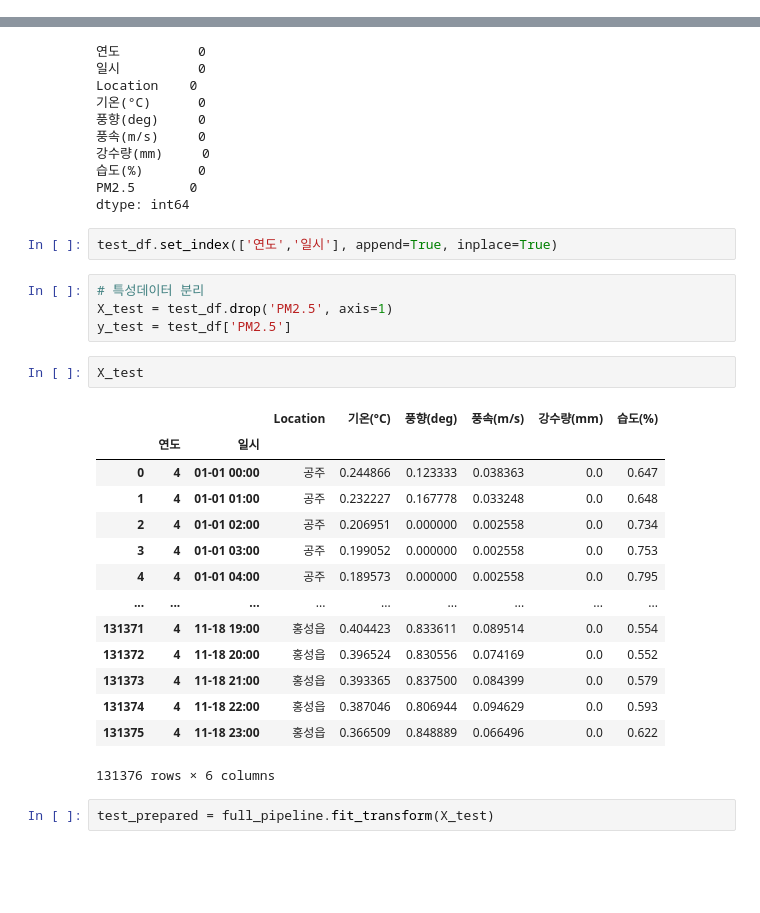
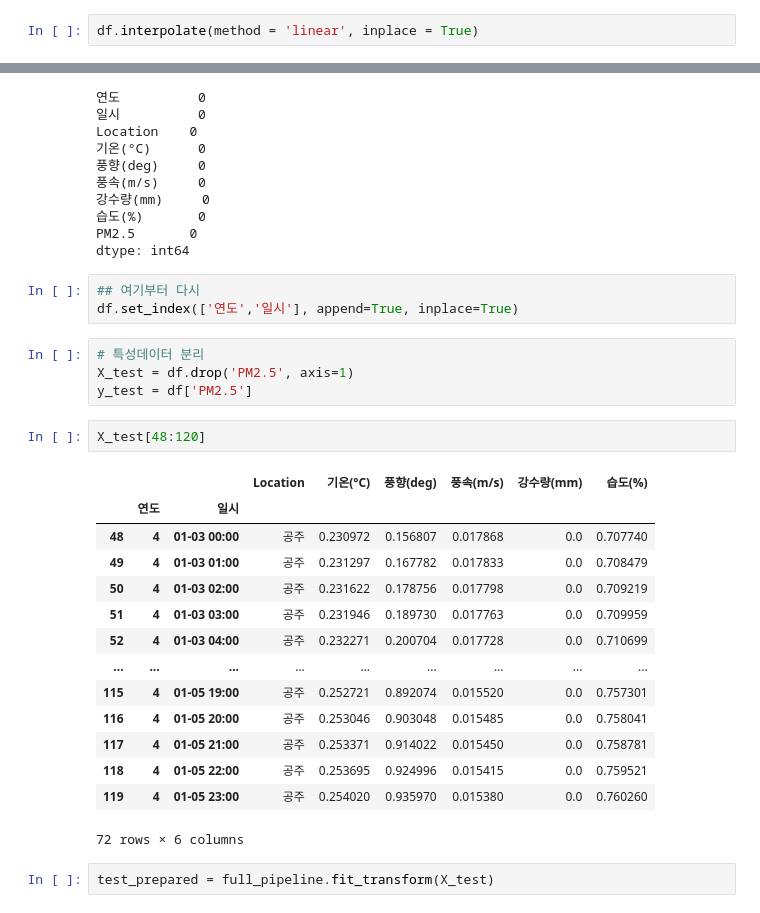
Before and after one commit to PaulowniaTree/ai_factory, a Jupyter notebook: 대기오염 예측하기-결측치 채우기.ipynb, the cells around one changed output, grey strips where cells are left out. Drawn from its saved outputs; the diff is of its cells as text; blank space fills up the shorter version.

```diff
--- a/대기오염 예측하기-결측치 채우기.ipynb
+++ b/대기오염 예측하기-결측치 채우기.ipynb
@@ -1296,0 +1297,2 @@ df
+# %%
+df.interpolate(method = 'linear', inplace = True)
@@ -1354,28 +1402,29 @@ Location    0
 PM2.5       0
 dtype: int64
 # %%
-test_df.set_index(['연도','일시'], append=True, inplace=True)
+## 여기부터 다시
+df.set_index(['연도','일시'], append=True, inplace=True)
 # %%
 # 특성데이터 분리
-X_test = test_df.drop('PM2.5', axis=1)
-y_test = test_df['PM2.5']
+X_test = df.drop('PM2.5', axis=1)
+y_test = df['PM2.5']
 # %%
-X_test
+X_test[48:120]
 # %% [output]
 |  |  |  | Location | 기온(°C) | 풍향(deg) | 풍속(m/s) | 강수량(mm) | 습도(%) |
 |  | 연도 | 일시 |  |  |  |  |  |  |
-| 0 | 4 | 01-01 00:00 | 공주 | 0.244866 | 0.123333 | 0.038363 | 0.0 | 0.647 |
-| 1 | 4 | 01-01 01:00 | 공주 | 0.232227 | 0.167778 | 0.033248 | 0.0 | 0.648 |
-| 2 | 4 | 01-01 02:00 | 공주 | 0.206951 | 0.000000 | 0.002558 | 0.0 | 0.734 |
-| 3 | 4 | 01-01 03:00 | 공주 | 0.199052 | 0.000000 | 0.002558 | 0.0 | 0.753 |
-| 4 | 4 | 01-01 04:00 | 공주 | 0.189573 | 0.000000 | 0.002558 | 0.0 | 0.795 |
+| 48 | 4 | 01-03 00:00 | 공주 | 0.230972 | 0.156807 | 0.017868 | 0.0 | 0.707740 |
+| 49 | 4 | 01-03 01:00 | 공주 | 0.231297 | 0.167782 | 0.017833 | 0.0 | 0.708479 |
+| 50 | 4 | 01-03 02:00 | 공주 | 0.231622 | 0.178756 | 0.017798 | 0.0 | 0.709219 |
+| 51 | 4 | 01-03 03:00 | 공주 | 0.231946 | 0.189730 | 0.017763 | 0.0 | 0.709959 |
+| 52 | 4 | 01-03 04:00 | 공주 | 0.232271 | 0.200704 | 0.017728 | 0.0 | 0.710699 |
 | ... | ... | ... | ... | ... | ... | ... | ... | ... |
-| 131371 | 4 | 11-18 19:00 | 홍성읍 | 0.404423 | 0.833611 | 0.089514 | 0.0 | 0.554 |
-| 131372 | 4 | 11-18 20:00 | 홍성읍 | 0.396524 | 0.830556 | 0.074169 | 0.0 | 0.552 |
-| 131373 | 4 | 11-18 21:00 | 홍성읍 | 0.393365 | 0.837500 | 0.084399 | 0.0 | 0.579 |
-| 131374 | 4 | 11-18 22:00 | 홍성읍 | 0.387046 | 0.806944 | 0.094629 | 0.0 | 0.593 |
-| 131375 | 4 | 11-18 23:00 | 홍성읍 | 0.366509 | 0.848889 | 0.066496 | 0.0 | 0.622 |
+| 115 | 4 | 01-05 19:00 | 공주 | 0.252721 | 0.892074 | 0.015520 | 0.0 | 0.757301 |
+| 116 | 4 | 01-05 20:00 | 공주 | 0.253046 | 0.903048 | 0.015485 | 0.0 | 0.758041 |
+| 117 | 4 | 01-05 21:00 | 공주 | 0.253371 | 0.914022 | 0.015450 | 0.0 | 0.758781 |
+| 118 | 4 | 01-05 22:00 | 공주 | 0.253695 | 0.924996 | 0.015415 | 0.0 | 0.759521 |
+| 119 | 4 | 01-05 23:00 | 공주 | 0.254020 | 0.935970 | 0.015380 | 0.0 | 0.760260 |
-131376 rows × 6 columns
+72 rows × 6 columns
 # %%
 test_prepared = full_pipeline.fit_transform(X_test)
 # %%
```
Also changed, not shown: parts of 34 cells of this notebook.
